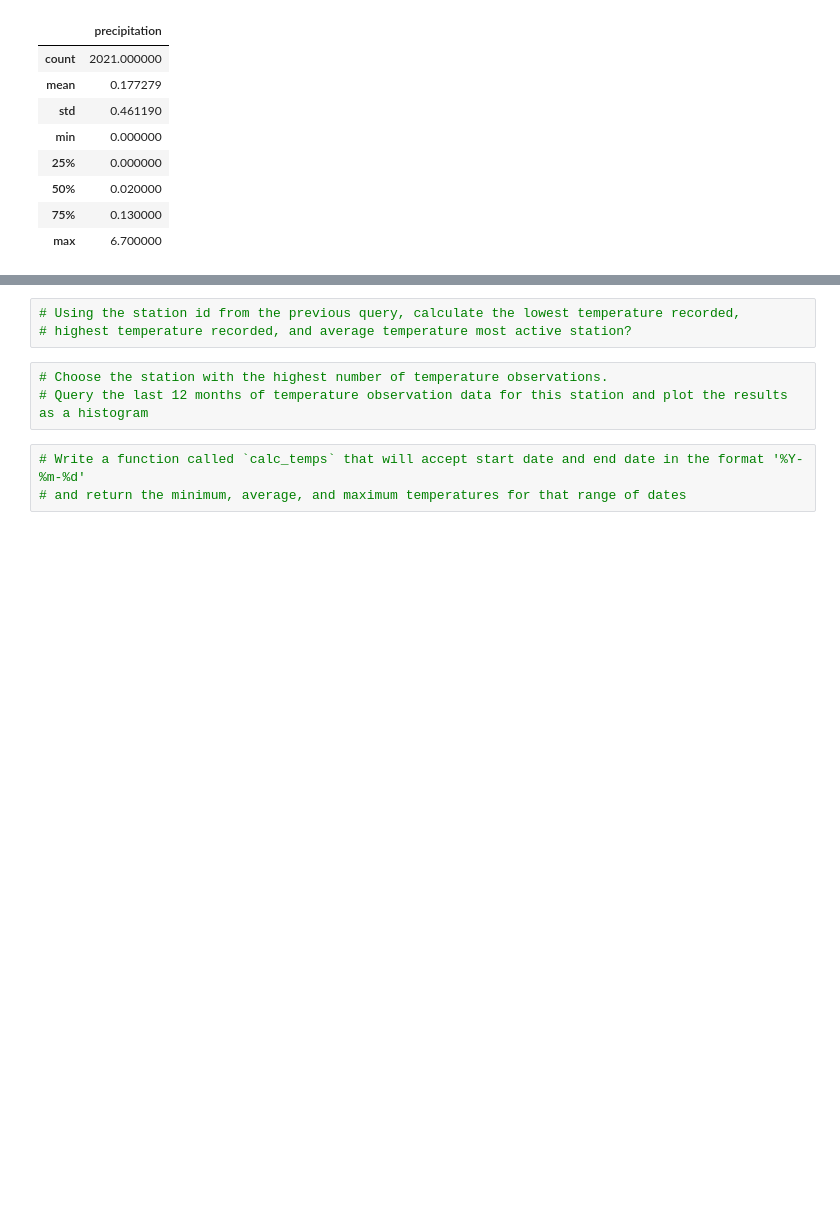
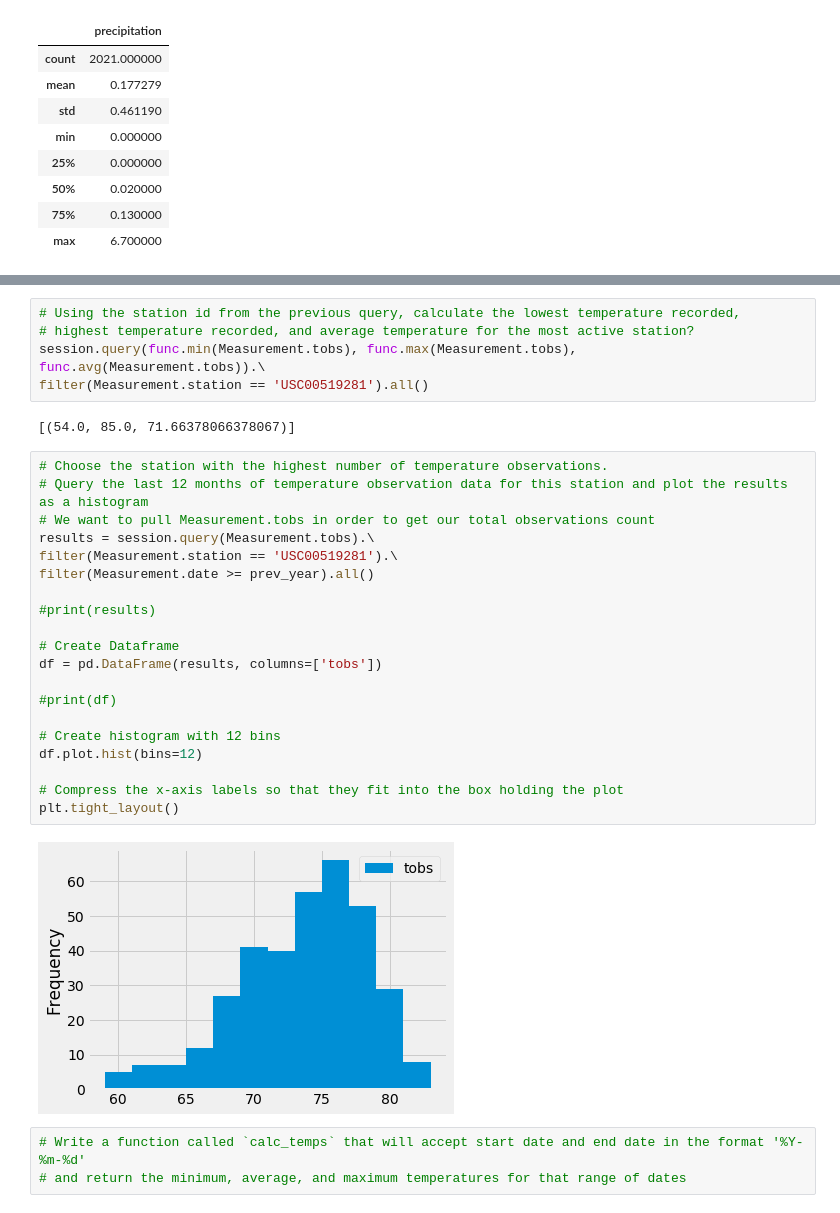
Before and after one commit to Waking-Dreamer/surfs_up, a Jupyter notebook: climate_analysis.ipynb, the cells around one changed output, grey strips where cells are left out. Drawn from its saved outputs; the diff is of its cells as text; blank space fills up the shorter version.

```diff
--- a/climate_analysis.ipynb
+++ b/climate_analysis.ipynb
@@ -91,9 +107,32 @@ df.describe()
 # %%
 # Using the station id from the previous query, calculate the lowest temperature recorded,
-# highest temperature recorded, and average temperature most active station?
+# highest temperature recorded, and average temperature for the most active station?
+session.query(func.min(Measurement.tobs), func.max(Measurement.tobs), func.avg(Measurement.tobs)).\
+filter(Measurement.station == 'USC00519281').all()
+# %% [output]
+[(54.0, 85.0, 71.66378066378067)]
 # %%
 # Choose the station with the highest number of temperature observations.
 # Query the last 12 months of temperature observation data for this station and plot the results as a histogram
+# We want to pull Measurement.tobs in order to get our total observations count
+results = session.query(Measurement.tobs).\
+filter(Measurement.station == 'USC00519281').\
+filter(Measurement.date >= prev_year).all()
+
+#print(results)
+
+# Create Dataframe
+df = pd.DataFrame(results, columns=['tobs'])
+
+#print(df)
+
+# Create histogram with 12 bins
+df.plot.hist(bins=12)
+
+# Compress the x-axis labels so that they fit into the box holding the plot
+plt.tight_layout()
+# %% [output]
+[figure, added]
 # %%
 # Write a function called `calc_temps` that will accept start date and end date in the format '%Y-%m-%d'
 # and return the minimum, average, and maximum temperatures for that range of dates
```
Also changed, not shown: parts of 3 cells of this notebook.
